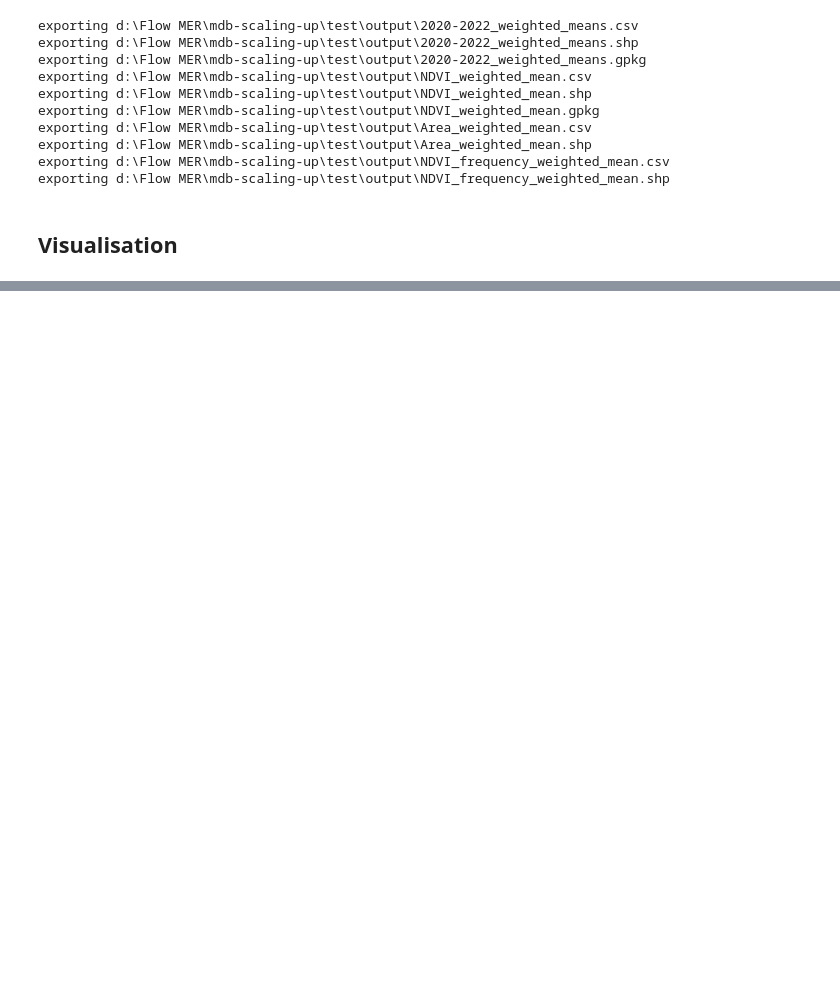
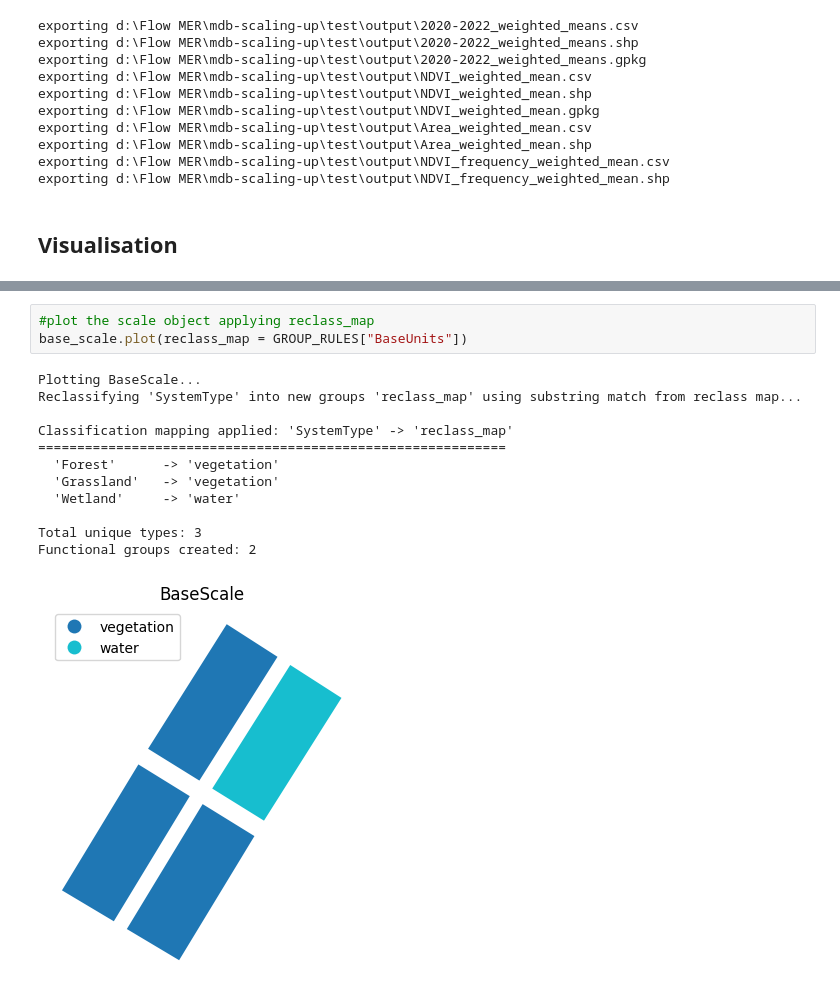
Before and after one commit to brooks-eco/scaling-framework, a Jupyter notebook: test_framework.ipynb, the cells around one changed output, grey strips where cells are left out. Drawn from its saved outputs; the diff is of its cells as text; blank space fills up the shorter version.

```diff
--- a/test_framework.ipynb
+++ b/test_framework.ipynb
@@ -567,0 +588,16 @@ exporting d:\Flow MER\mdb-scaling-up\test\output\NDVI_frequency_weighted_mean.sh
+# %%
+#plot the scale object applying reclass_map
+base_scale.plot(reclass_map = GROUP_RULES["BaseUnits"])
+# %% [output]
+Plotting BaseScale...
+Reclassifying 'SystemType' into new groups 'reclass_map' using substring match from reclass map...
+
+Classification mapping applied: 'SystemType' -> 'reclass_map'
+============================================================
+  'Forest'      -> 'vegetation'
+  'Grassland'   -> 'vegetation'
+  'Wetland'     -> 'water'
+
+Total unique types: 3
+Functional groups created: 2
+[figure, added]
```
Also changed, not shown: parts of 13 cells of this notebook, 1 other file.
